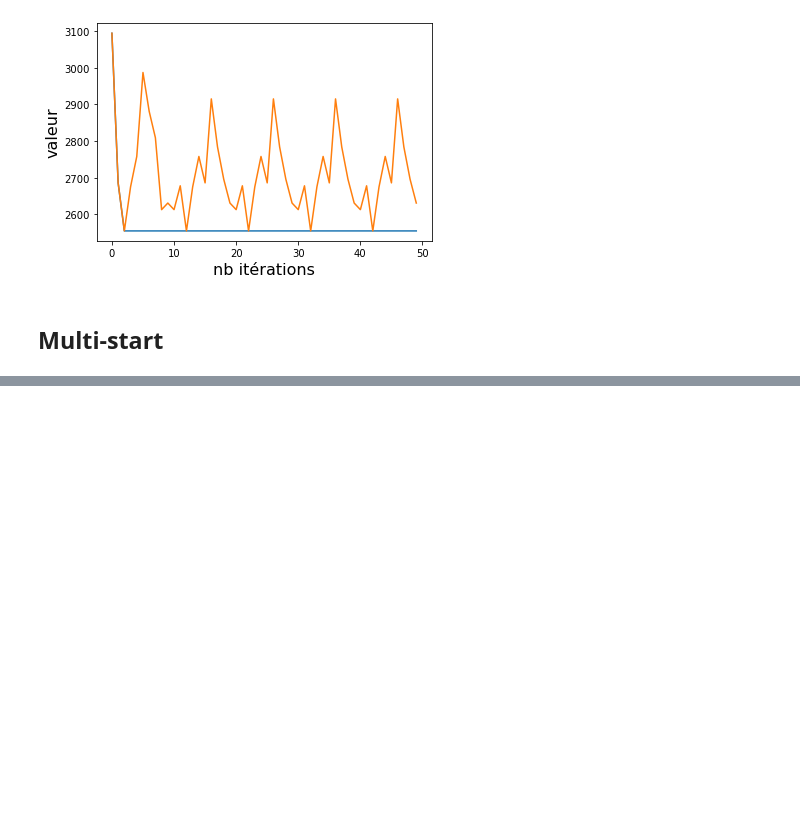
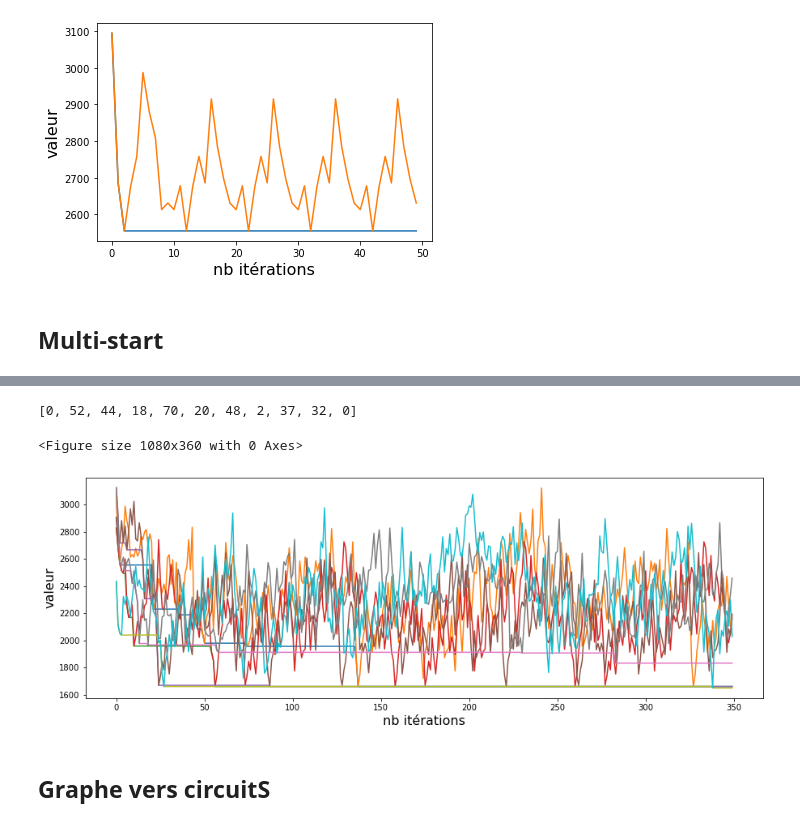
Before and after one commit to nilitz/Jupyter, a Jupyter notebook: projet/generation.ipynb, the cells around one changed output, grey strips where cells are left out. Saved outputs shown, nothing was run; the diff lists cells and outputs as text; code cells hidden in the pictures; blank space fills up the shorter version.

```diff
--- a/projet/generation.ipynb
+++ b/projet/generation.ipynb
@@ -230,0 +199,47 @@ print(best)
+# %%
+def tabu_multi_start(number, iteration, circuit, actual_roads):
+    shuffled = circuit[1:-1]
+    plt.figure(figsize=(15,5))
+    best_local_score = -1
+    best_local_circuit = []
+    for i in range(0, number):
+
+        shuffled_circuit = shuffled.copy()
+        shuffled_circuit.append(0)
+        shuffled_circuit.insert(0, 0)
+        bc, bt, ba= tabu_search(shuffled_circuit, 100, iteration, actual_roads)
+        actual_score = circuit_score(bc, actual_roads)
+
+        if best_local_score == -1 or actual_score < best_local_score:
+            best_local_score = actual_score
+            best_local_circuit = bc
+
+        plt.xlabel("nb itérations", fontsize=16)
+        plt.ylabel("valeur", fontsize=16)
+        res = plt.plot(range(iteration), bt)
+        res = plt.plot(range(iteration), ba)
+
+        random.shuffle(shuffled)
+    return best_local_circuit
+
+
+
+n = 5
+test_circuit = [0,2,18,20,32,37,44,48,52,70,0]
+shuffled = test_circuit[1:-1]
+
+it = 350
+
+plt.figure(figsize=(15,5))
+best = -1
+
+
+roads = import_roads(test_circuit)
+
+print(tabu_multi_start(n, it, test_circuit, roads))
+# %% [output]
+[0, 52, 44, 18, 70, 20, 48, 2, 37, 32, 0]
+<Figure size 1080x360 with 0 Axes>
+[figure, added]
+# %% [markdown]
+## Graphe vers circuitS
```
Also changed, not shown: parts of 6 cells of this notebook.
